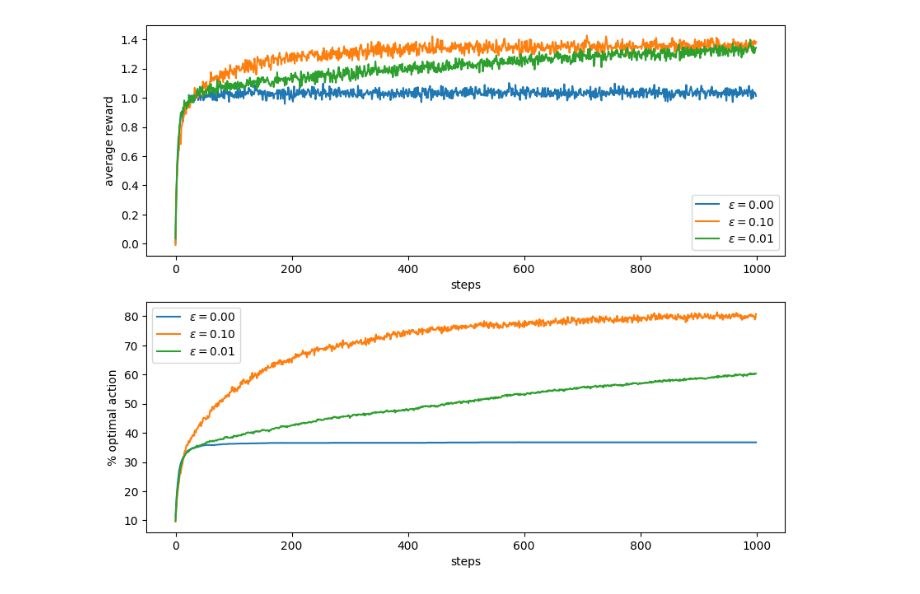
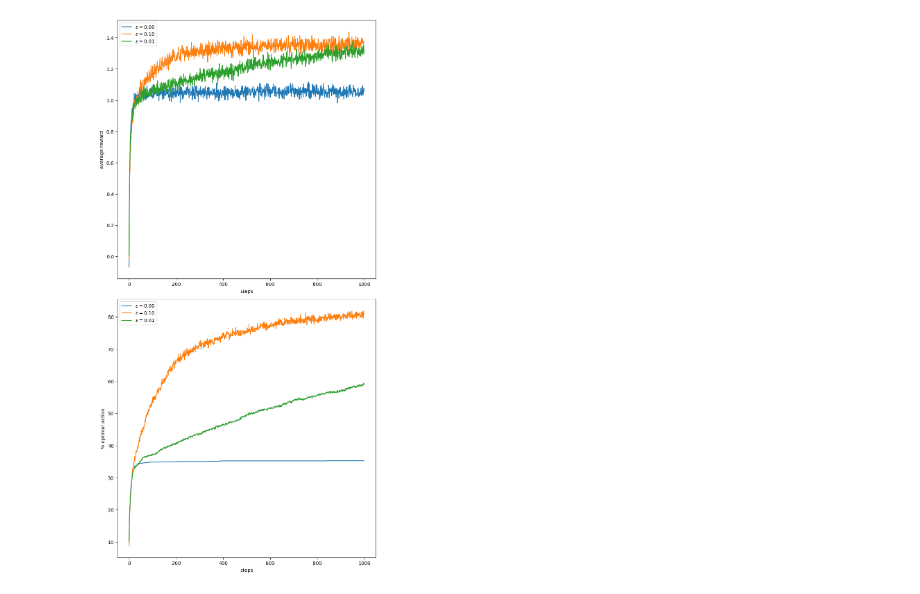
Before and after one commit to kevinthisyear/CS_4771_RL, a Jupyter notebook: hw1.1.ipynb, the cells around one changed output. Drawn from its saved outputs; the diff is of its cells as text; code cells hidden in the pictures.

Commit message:
made plots a square

```diff
--- a/hw1.1.ipynb
+++ b/hw1.1.ipynb
@@ -60,23 +60,31 @@ def simulate(runs, time, agents, envs):
 # %%
 runs = 2000
 time = 1000
 epsilons = [0.0, 0.1, 0.01]
 agents = [Agent(k_arm=10, epsilon=eps) for eps in epsilons]
 envs   = [Bandit(k_arm=10, true_reward=0.0) for _ in epsilons]
-
-plt.figure(figsize=(10, 8))
+fig, axes = plt.subplots(2, 1, figsize=(8, 16), constrained_layout=True)
 
 best_action_counts, rewards = simulate(runs, time, agents, envs)
 
-plt.subplot(2, 1, 1)
+# Top subplot (square)
+ax0 = axes[0]
 for eps, rew in zip(epsilons, rewards):
-    plt.plot(rew, label=f"$\\epsilon = {eps:.2f}$")
-plt.xlabel("steps"); plt.ylabel("average reward"); plt.legend()
+    ax0.plot(rew, label=f"$\\epsilon = {eps:.2f}$")
+ax0.set_xlabel("steps")
+ax0.set_ylabel("average reward")
+ax0.legend()
+ax0.set_box_aspect(1)  # square axes
 
-plt.subplot(2, 1, 2)
+# Bottom subplot (square)
+ax1 = axes[1]
 for eps, counts in zip(epsilons, best_action_counts):
-    plt.plot(100 * counts, label=f"$\\epsilon = {eps:.2f}$")
-plt.xlabel("steps"); plt.ylabel("% optimal action"); plt.legend()
+    ax1.plot(100 * counts, label=f"$\\epsilon = {eps:.2f}$")
+ax1.set_xlabel("steps")
+ax1.set_ylabel("% optimal action")
+ax1.legend()
+ax1.set_box_aspect(1)  # square axes
+
 plt.show()
 # %% [output]
-[figure, old version]
+[figure, new version]
```
